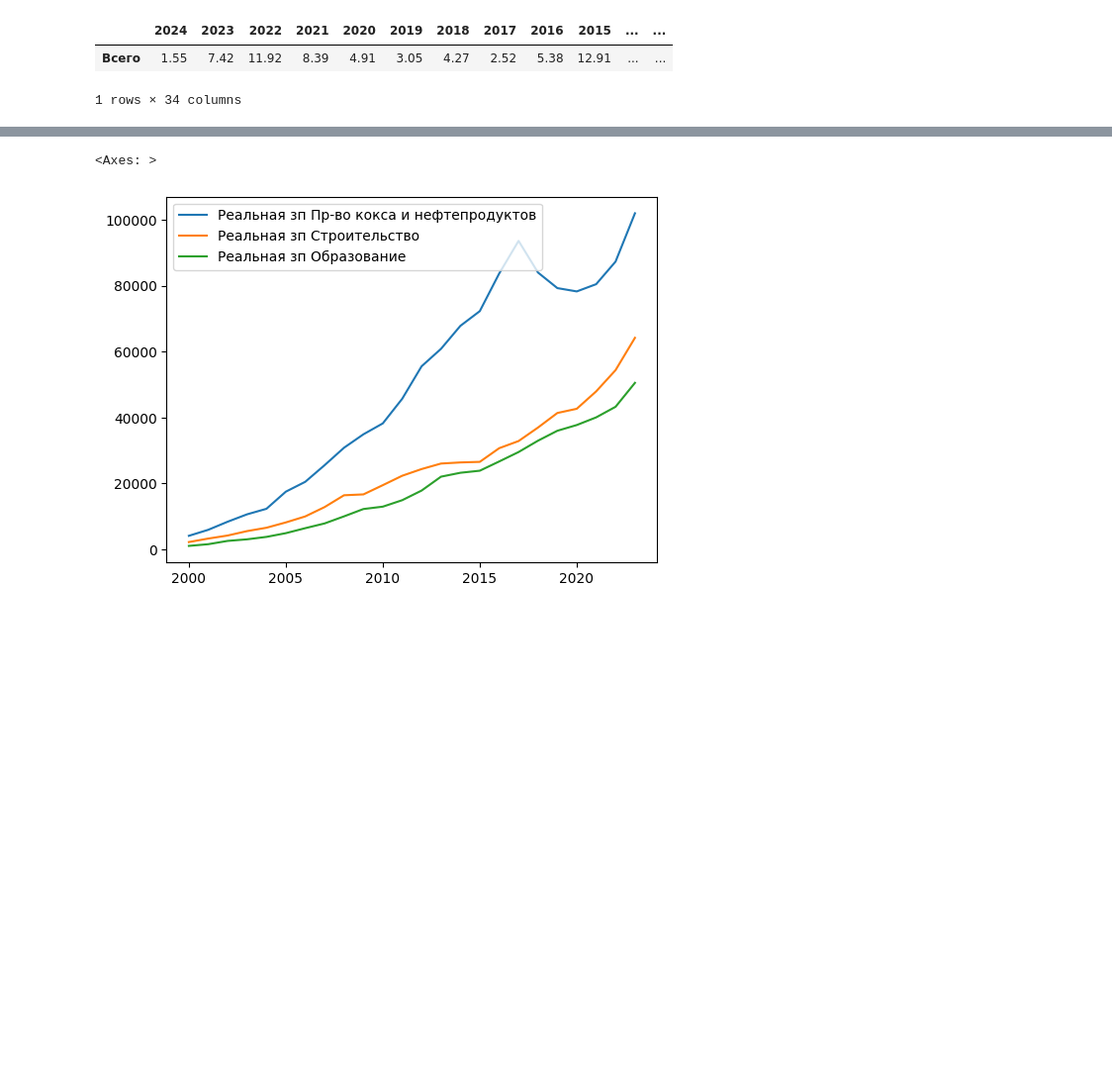
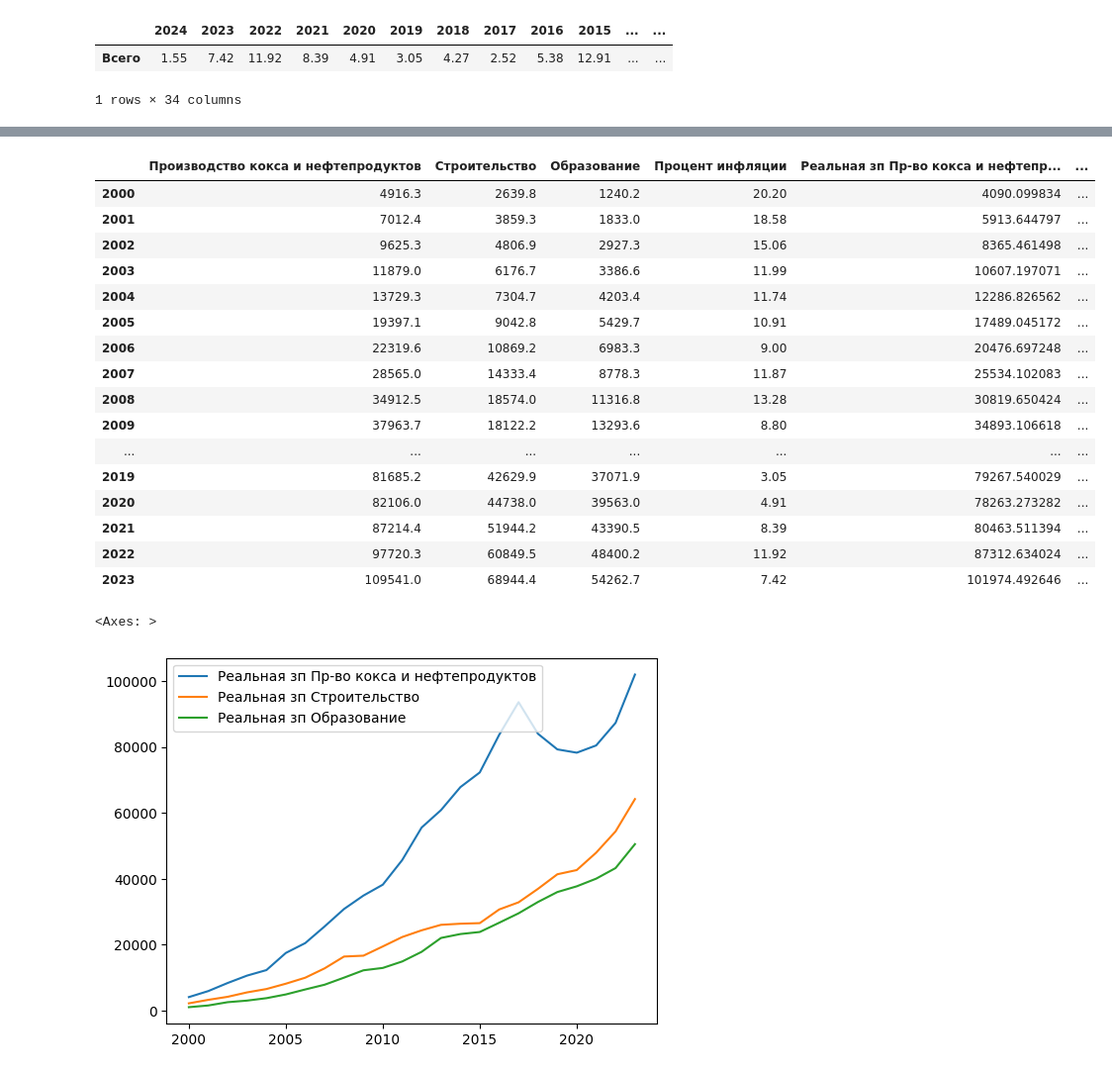
Before and after one commit to crazyhamster09/salaries, a Jupyter notebook: Salaries.ipynb, the cells around one changed output, grey strips where cells are left out. Shown at 99% size. Cells and saved outputs as stored; diff of their text form; code cells hidden in the pictures; blank space fills up the shorter version.

```diff
--- a/Salaries.ipynb
+++ b/Salaries.ipynb
@@ -417,6 +367,26 @@ dfi
 dfi['Реальная зп Пр-во кокса и нефтепродуктов'] = dfi['Производство кокса и нефтепродуктов'] *100 / (100 + dfi['Процент инфляции'])
 dfi['Реальная зп Строительство'] = dfi['Строительство'] *100 / (100 + dfi['Процент инфляции'])
 dfi['Реальная зп Образование'] = dfi['Образование'] *100 / (100 + dfi['Процент инфляции'])
+# %%
+dfi
+# %% [output]
+|  | Производство кокса и нефтепродуктов | Строительство | Образование | Процент инфляции | Реальная зп Пр-во кокса и нефтепр... | ... |
+| 2000 | 4916.3 | 2639.8 | 1240.2 | 20.20 | 4090.099834 | ... |
+| 2001 | 7012.4 | 3859.3 | 1833.0 | 18.58 | 5913.644797 | ... |
+| 2002 | 9625.3 | 4806.9 | 2927.3 | 15.06 | 8365.461498 | ... |
+| 2003 | 11879.0 | 6176.7 | 3386.6 | 11.99 | 10607.197071 | ... |
+| 2004 | 13729.3 | 7304.7 | 4203.4 | 11.74 | 12286.826562 | ... |
+| 2005 | 19397.1 | 9042.8 | 5429.7 | 10.91 | 17489.045172 | ... |
+| 2006 | 22319.6 | 10869.2 | 6983.3 | 9.00 | 20476.697248 | ... |
+| 2007 | 28565.0 | 14333.4 | 8778.3 | 11.87 | 25534.102083 | ... |
+| 2008 | 34912.5 | 18574.0 | 11316.8 | 13.28 | 30819.650424 | ... |
+| 2009 | 37963.7 | 18122.2 | 13293.6 | 8.80 | 34893.106618 | ... |
+| ... | ... | ... | ... | ... | ... | ... |
+| 2019 | 81685.2 | 42629.9 | 37071.9 | 3.05 | 79267.540029 | ... |
+| 2020 | 82106.0 | 44738.0 | 39563.0 | 4.91 | 78263.273282 | ... |
+| 2021 | 87214.4 | 51944.2 | 43390.5 | 8.39 | 80463.511394 | ... |
+| 2022 | 97720.3 | 60849.5 | 48400.2 | 11.92 | 87312.634024 | ... |
+| 2023 | 109541.0 | 68944.4 | 54262.7 | 7.42 | 101974.492646 | ... |
 # %%
 dfi = dfi[['Реальная зп Пр-во кокса и нефтепродуктов', 'Реальная зп Строительство', 'Реальная зп Образование']]
 dfi.plot()
```
Also changed, not shown: parts of 15 cells of this notebook.
